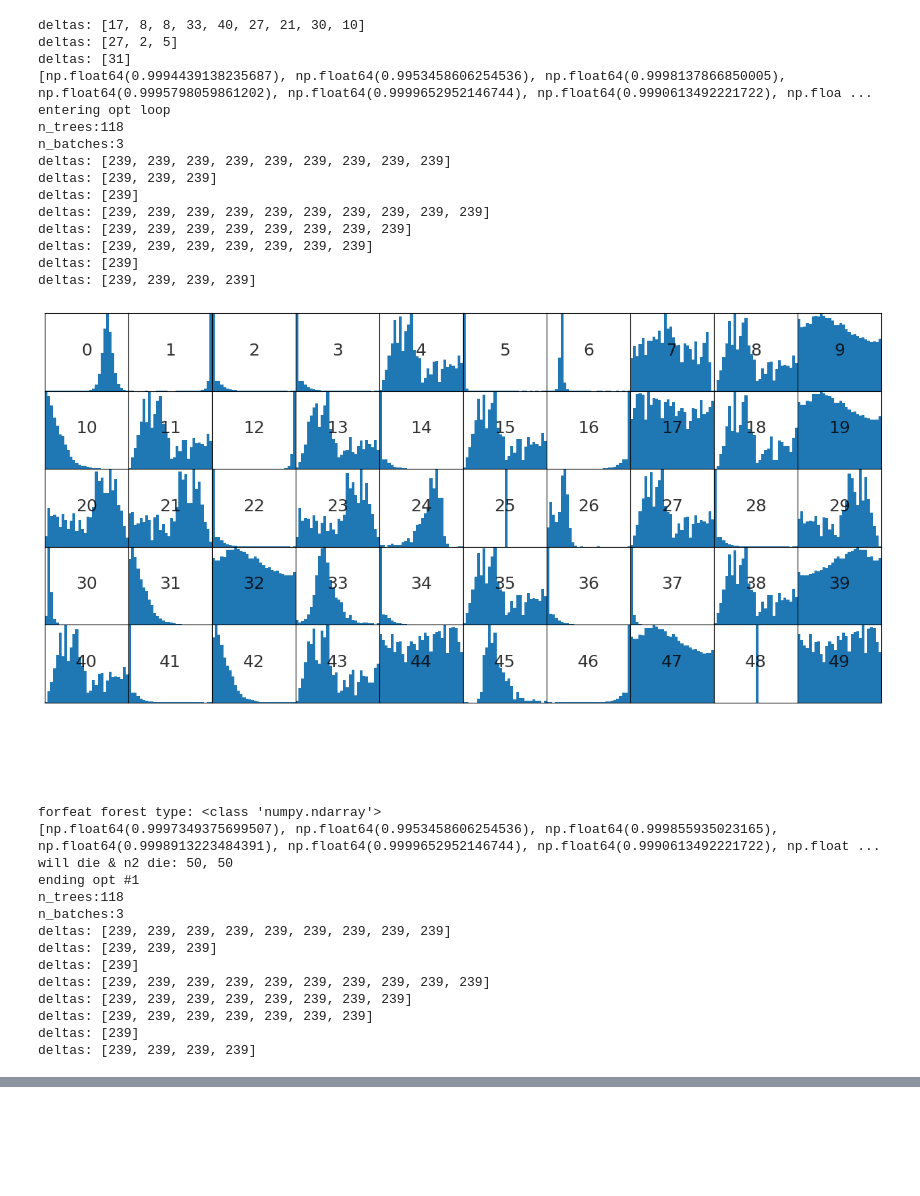
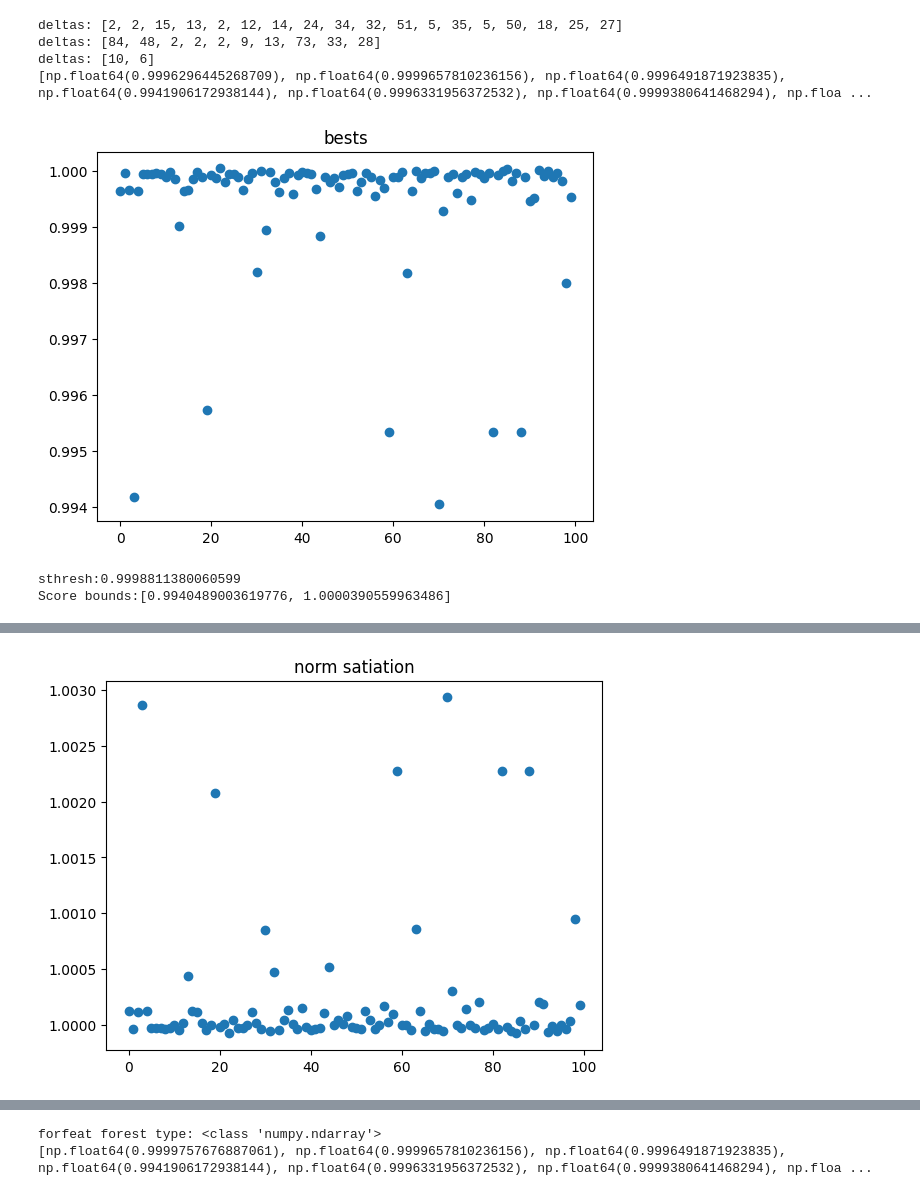
Before and after one commit to Logan-Kelsch/Behavioral_Search, a Jupyter notebook: src/dev.ipynb, the cells around one changed output, grey strips where cells are left out. Cells and saved outputs as stored; diff of their text form; code cells hidden in the pictures; blank space fills up the shorter version.

Commit message:
solved all bugs with tree optimization! now need to fix evaluation function to look for correlation properly. Then need to implement MCTS algorithm tuned to this project.

```diff
--- a/src/dev.ipynb
+++ b/src/dev.ipynb
@@ -52,47 +52,24 @@ img
 # %%
 import genetic_algorithm.population as population
 import genetic_algorithm.mutation as mutation
 import genetic_algorithm.transforms as transforms
 import genetic_algorithm.optimize as optimize
 import pandas as pd
 import numpy as np
 data = pd.read_csv("../data/ES15.csv")
 x_raw = data.values
 
-pop = population.generate_random_forest(50, 12)
+pop = population.generate_random_forest(100, 6)
 
 np.seterr(all='ignore')
 best_forest, best_scores, best_overtime = optimize.optimize_constants(
-    pop, x_raw, sthresh_q=.1
+    pop, x_raw, sthresh_q=.5
 )
 # %% [output]
-deltas: [17, 8, 8, 33, 40, 27, 21, 30, 10]
-deltas: [27, 2, 5]
-deltas: [31]
-[np.float64(0.9994439138235687), np.float64(0.9953458606254536), np.float64(0.9998137866850005), np.float64(0.9995798059861202), np.float64(0.9999652952146744), np.float64(0.9990613492221722), np.floa ...
-entering opt loop
-n_trees:118
-n_batches:3
-deltas: [239, 239, 239, 239, 239, 239, 239, 239, 239]
-deltas: [239, 239, 239]
-deltas: [239]
-deltas: [239, 239, 239, 239, 239, 239, 239, 239, 239, 239]
-deltas: [239, 239, 239, 239, 239, 239, 239, 239]
-deltas: [239, 239, 239, 239, 239, 239, 239]
-deltas: [239]
-deltas: [239, 239, 239, 239]
+deltas: [2, 2, 15, 13, 2, 12, 14, 24, 34, 32, 51, 5, 35, 5, 50, 18, 25, 27]
+deltas: [84, 48, 2, 2, 2, 9, 13, 73, 33, 28]
+deltas: [10, 6]
+[np.float64(0.9996296445268709), np.float64(0.9999657810236156), np.float64(0.9996491871923835), np.float64(0.9941906172938144), np.float64(0.9996331956372532), np.float64(0.9999380641468294), np.floa ...
-[figure, old version]
+[figure, new version]
-forfeat forest type: <class 'numpy.ndarray'>
-[np.float64(0.9997349375699507), np.float64(0.9953458606254536), np.float64(0.999855935023165), np.float64(0.9998913223484391), np.float64(0.9999652952146744), np.float64(0.9990613492221722), np.float ...
-will die & n2 die: 50, 50
-ending opt #1
-n_trees:118
-n_batches:3
-deltas: [239, 239, 239, 239, 239, 239, 239, 239, 239]
-deltas: [239, 239, 239]
-deltas: [239]
-deltas: [239, 239, 239, 239, 239, 239, 239, 239, 239, 239]
-deltas: [239, 239, 239, 239, 239, 239, 239, 239]
-deltas: [239, 239, 239, 239, 239, 239, 239]
-deltas: [239]
-deltas: [239, 239, 239, 239]
+sthresh:0.9998811380060599
+Score bounds:[0.9940489003619776, 1.0000390559963486]
@@ -99,0 +77 @@ deltas: [239, 239, 239, 239]
+[figure, added]
@@ -104,0 +90,2 @@ opt loop completed
+forfeat forest type: <class 'numpy.ndarray'>
+[np.float64(0.9999757676887061), np.float64(0.9999657810236156), np.float64(0.9996491871923835), np.float64(0.9941906172938144), np.float64(0.9996331956372532), np.float64(0.9999380641468294), np.floa ...
```
Also changed, not shown: parts of 5 cells of this notebook, 4 other files.
